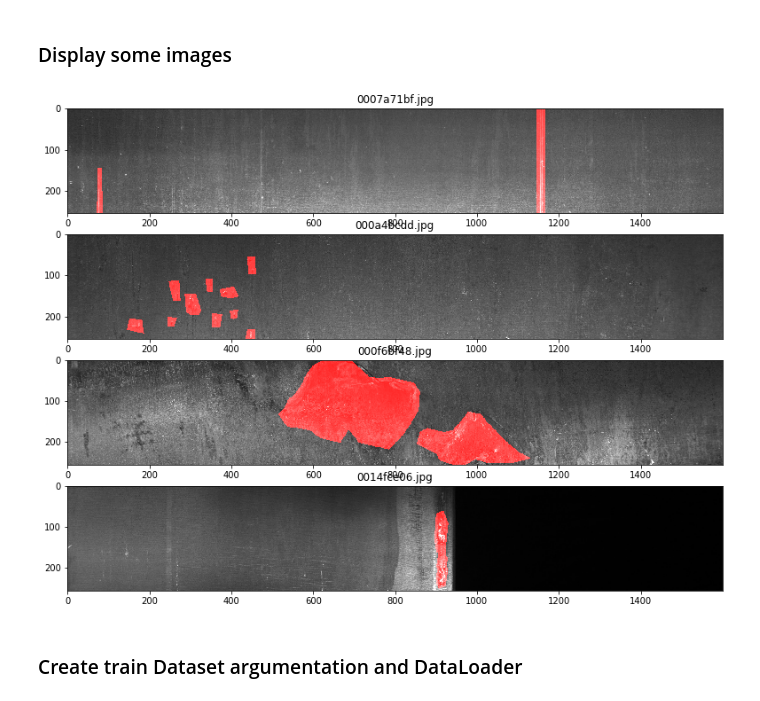
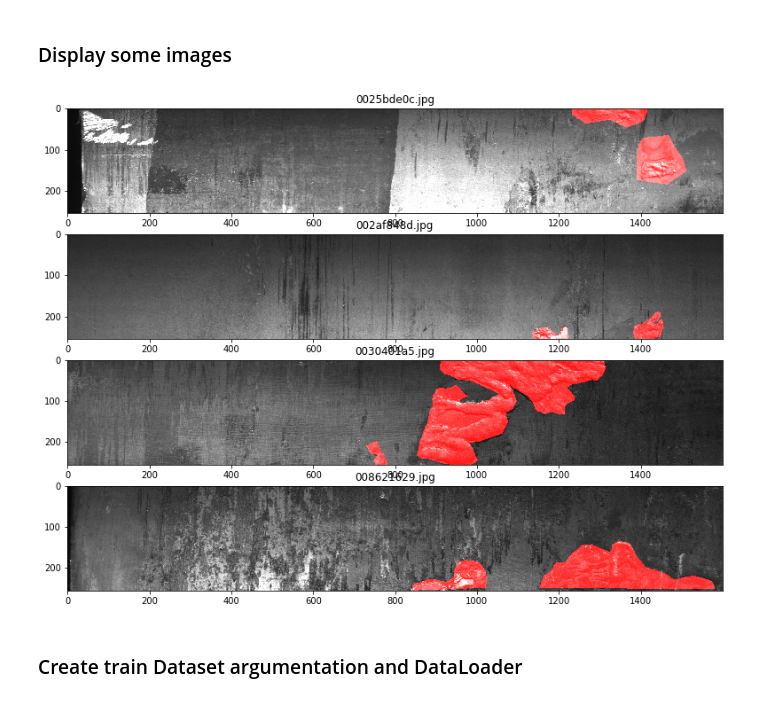
Before and after one commit to alongstar518/steal_defect_classficiation_segementation, a Jupyter notebook: cs221_final_model.ipynb, the cells around one changed output. Cells and saved outputs as stored; diff of their text form; code cells hidden in the pictures.

```diff
--- a/cs221_final_model.ipynb
+++ b/cs221_final_model.ipynb
@@ -54,7 +54,11 @@ reload_data = True
 clear_tensor_board_history = False
 reload_last_model = False
 path = "/content/drive/My Drive/share/"
-data_path = "/content/drive/My Drive/share" # path to data on google drive
+if not os.path.exists(path):
+    path = "/home/zheng/git/cs221_finalproject"
+data_path = os.path.join(
+    path, "data", "severstal-steel-defect-detection"
+) # path to data
 model_save_path = os.path.join(path, "best.pth")
 
 train_data_percent = 0.8
@@ -130,5 +130,5 @@ Copy res18 folder:
 # %%
-tr = pd.read_csv(os.path.join(path, 'train.csv'))
+tr = pd.read_csv(os.path.join(data_path, 'train.csv'))
 print(len(tr))
 tr.head()
 # %% [output]
@@ -141,8 +141,8 @@ tr.head()
 | 4 | 00031f466.jpg_1 | NaN |
 # %%
 df_train = tr[tr['EncodedPixels'].notnull()].reset_index(drop=True)
-#df_train = df_train[df_train['ImageId_ClassId']
-#.apply(lambda x: x.split('_')[1] == '4')].reset_index(drop=True)
+df_train = df_train[df_train['ImageId_ClassId']
+.apply(lambda x: x.split('_')[1] == '4')].reset_index(drop=True)
 print(len(df_train))
 df_train.head()
 # %% [output]
@@ -197,18 +197,18 @@ def mask2rle(img):
 # %%
 columns = 1
 rows = 4
 fig = plt.figure(figsize=(20,columns*rows+6))
 for i in range(1,columns*rows+1):
     fn = df_train['ImageId_ClassId'].str[:-2].iloc[i]
     fig.add_subplot(rows, columns, i).set_title(fn)
-    img = cv2.imread( path + 'train_images/'+fn )
+    img = cv2.imread( data_path + '/train_images/'+fn )
     img = cv2.cvtColor(img, cv2.COLOR_BGR2RGB)
     mask = rle2mask(df_train['EncodedPixels'].iloc[i], (256, 1600))
     img[mask==1,0] = 255
     plt.imshow(img)
 plt.show()
 # %% [output]
-[figure, old version]
+[figure, new version]
 # %% [markdown]
 ### Create train Dataset argumentation and DataLoader
 # %%
```
Also changed, not shown: parts of 13 cells of this notebook.
